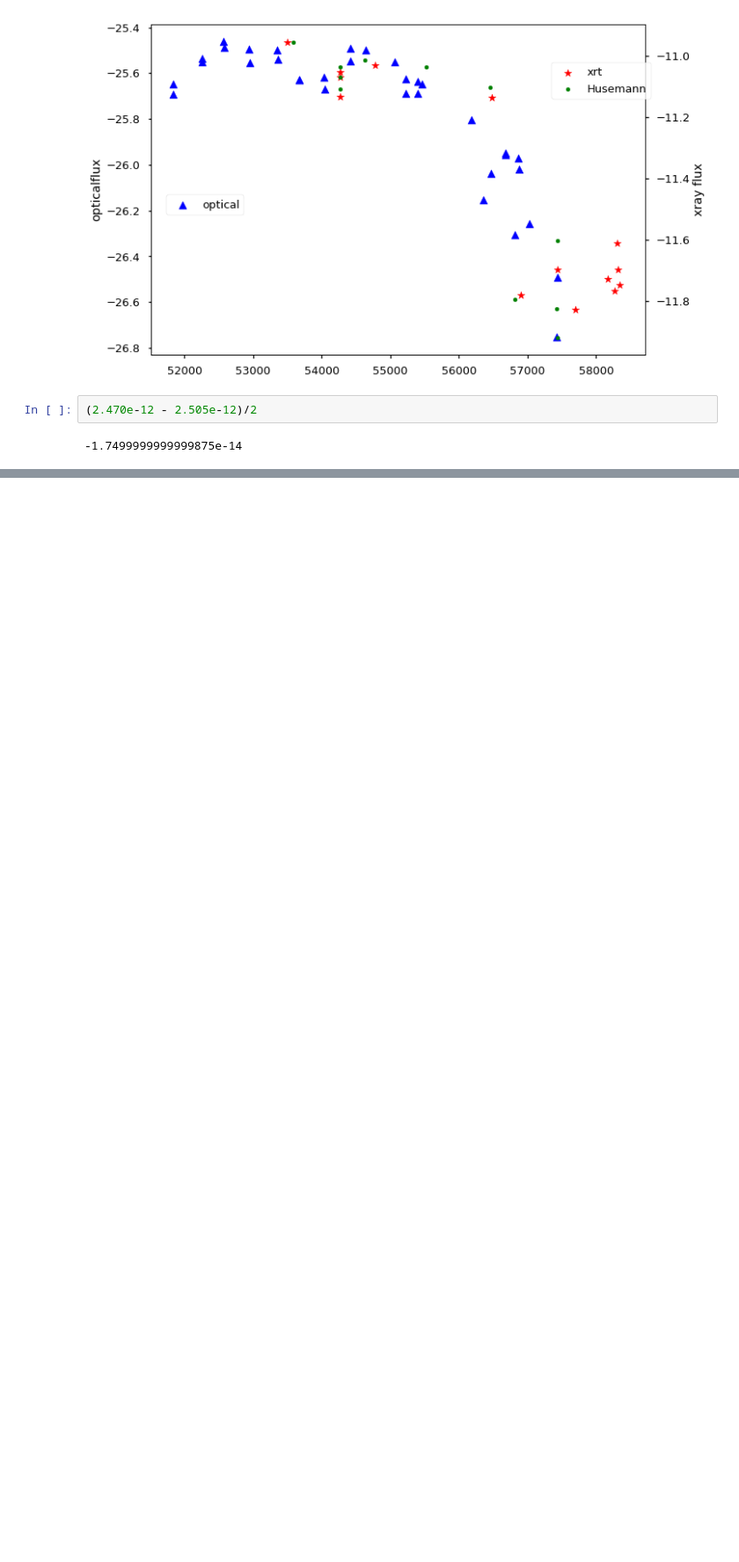
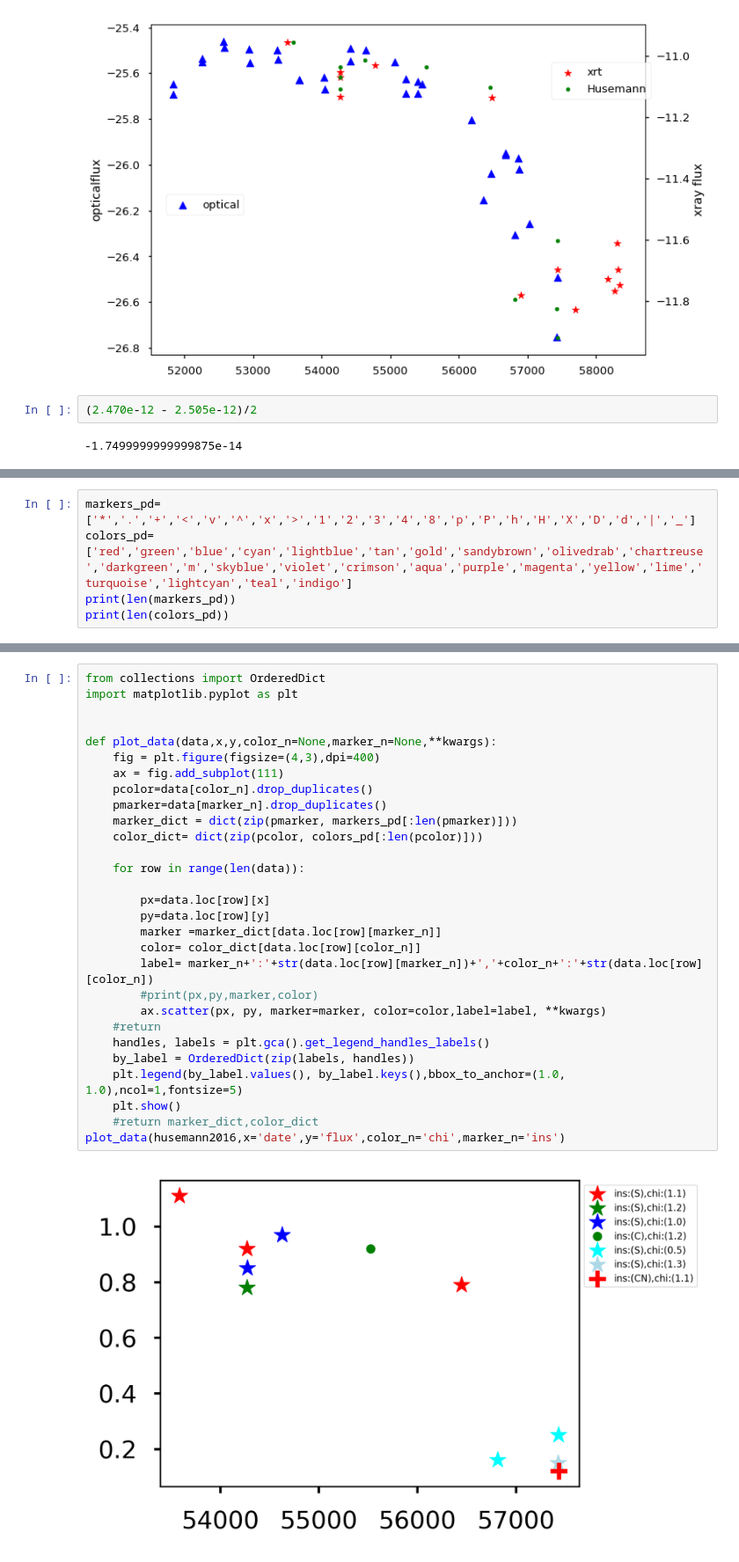
Before and after one commit to brettlv/brettlv.github.io, a Jupyter notebook: pythoncode/Mrk1018lightcurve.ipynb, the cells around one changed output, grey strips where cells are left out. Shown at 88% size. Cells and saved outputs as stored; diff of their text form; blank space fills up the shorter version.

```diff
--- a/pythoncode/Mrk1018lightcurve.ipynb
+++ b/pythoncode/Mrk1018lightcurve.ipynb
@@ -544,0 +616,5 @@ plt.show()
+# %%
+markers_pd=['*','.','+','<','v','^','x','>','1','2','3','4','8','p','P','h','H','X','D','d','|','_']
+colors_pd=['red','green','blue','cyan','lightblue','tan','gold','sandybrown','olivedrab','chartreuse','darkgreen','m','skyblue','violet','crimson','aqua','purple','magenta','yellow','lime','turquoise','lightcyan','teal','indigo']
+print(len(markers_pd))
+print(len(colors_pd))
@@ -544,0 +639,31 @@ plt.show()
+# %%
+from collections import OrderedDict
+import matplotlib.pyplot as plt
+
+
+def plot_data(data,x,y,color_n=None,marker_n=None,**kwargs):
+    fig = plt.figure(figsize=(4,3),dpi=400)
+    ax = fig.add_subplot(111)
+    pcolor=data[color_n].drop_duplicates()
+    pmarker=data[marker_n].drop_duplicates()
+    marker_dict = dict(zip(pmarker, markers_pd[:len(pmarker)]))
+    color_dict= dict(zip(pcolor, colors_pd[:len(pcolor)]))
+
+    for row in range(len(data)):
+
+        px=data.loc[row][x]
+        py=data.loc[row][y]
+        marker =marker_dict[data.loc[row][marker_n]]
+        color= color_dict[data.loc[row][color_n]]
+        label= marker_n+':'+str(data.loc[row][marker_n])+','+color_n+':'+str(data.loc[row][color_n])
+        #print(px,py,marker,color)
+        ax.scatter(px, py, marker=marker, color=color,label=label, **kwargs)
+    #return
+    handles, labels = plt.gca().get_legend_handles_labels()
+    by_label = OrderedDict(zip(labels, handles))
+    plt.legend(by_label.values(), by_label.keys(),bbox_to_anchor=(1.0, 1.0),ncol=1,fontsize=5)
+    plt.show()
+    #return marker_dict,color_dict
+plot_data(husemann2016,x='date',y='flux',color_n='chi',marker_n='ins')
+# %% [output]
+[figure, added]
```
Also changed, not shown: parts of 32 cells of this notebook, 15 other files.
